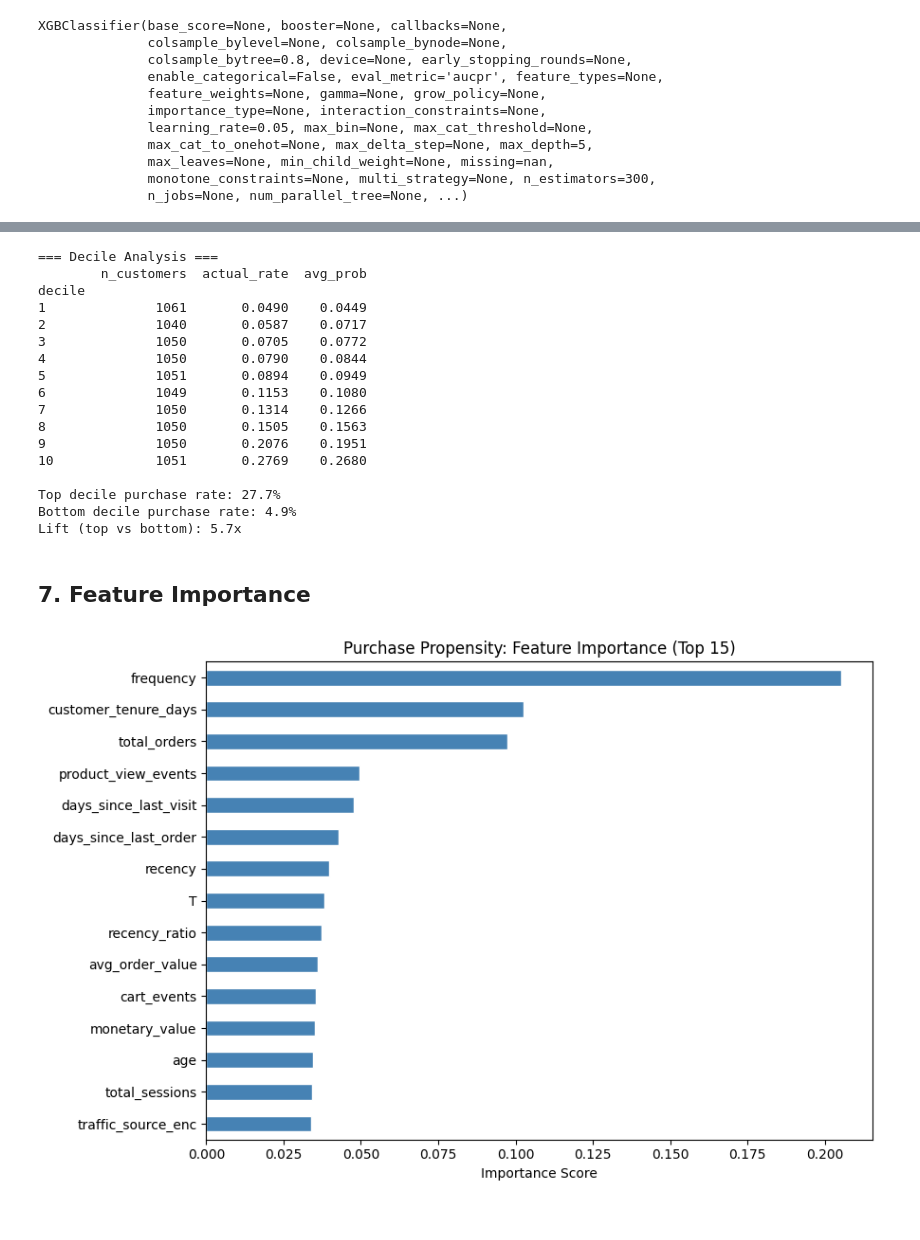
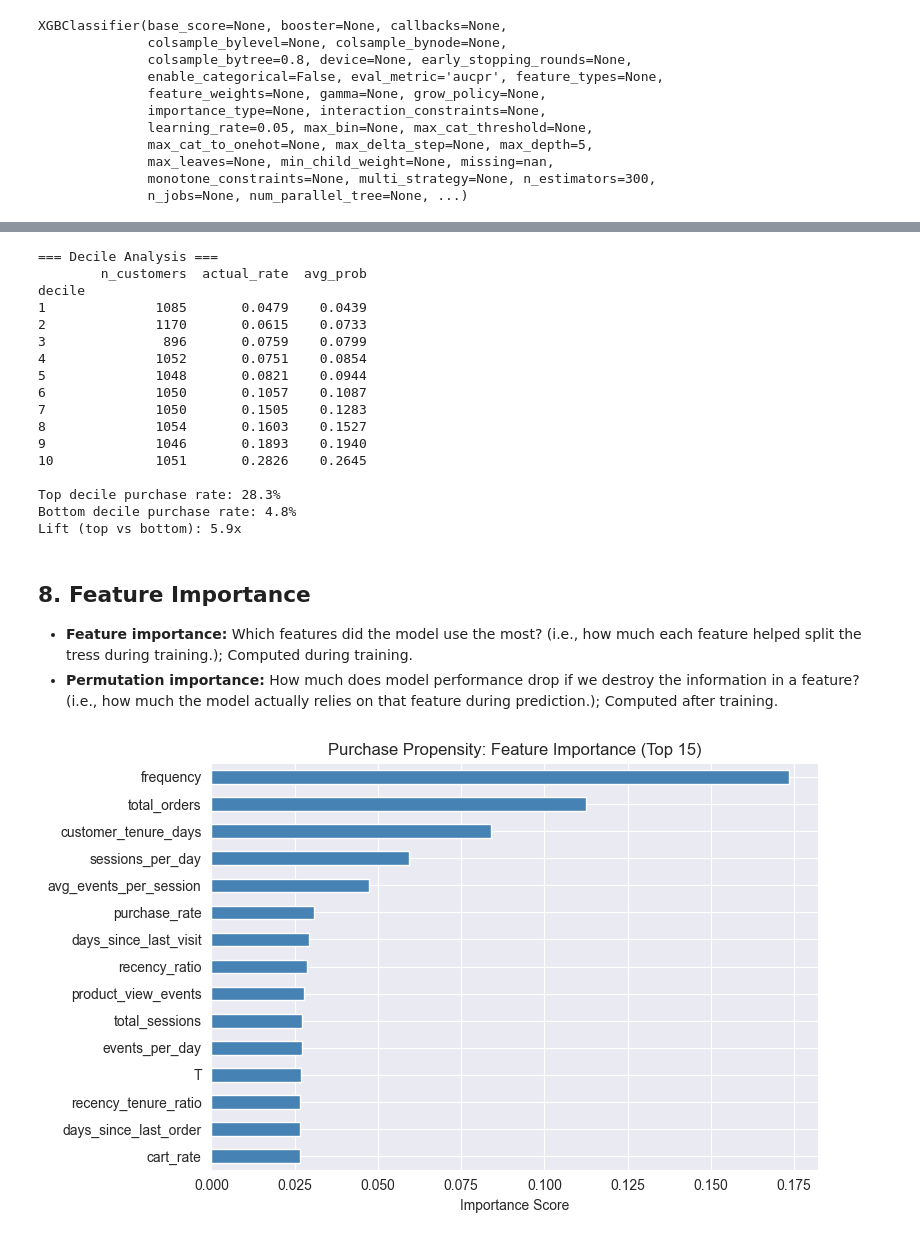
Before and after one commit to dsyhub/customer-lifetime-value-prediction, a Jupyter notebook: notebooks/02_purchase_propensity.ipynb, the cells around one changed output, grey strips where cells are left out. Cells and saved outputs as stored; diff of their text form; code cells hidden in the pictures.

Commit message:
clean up notebooks and consolidate purchase propensity model
Remove duplicate/draft notebooks (v2, v3, copy) and update all core
notebooks (01-05) with refined EDA, model evaluation, and validation.

```diff
--- a/notebooks/02_purchase_propensity.ipynb
+++ b/notebooks/02_purchase_propensity.ipynb
@@ -39,6 +29,9 @@ from sklearn.metrics import (
     precision_recall_curve
 )
 import xgboost as xgb
+
+# Settings
+sns.set_style('darkgrid')
 # %% [markdown]
 ## 1. Load and Prepare Data
 # %%
@@ -60,6 +145,21 @@ Negative class (no holdout purchase):  46,056 (87.7%)
 # %%
-# Derived feature: what fraction of lifetime included repeat activity
+# Derived features
+# what fraction of lifetime included repeat activity
 df['recency_ratio'] = df['recency'] / df['T']
+
+# Purchase intensity
+df["purchase_rate"] = df["frequency"] / df["T"]
+
+# Recency relative to tenure
+df["recency_tenure_ratio"] = df["days_since_last_order"] / df["customer_tenure_days"]
+
+# Engagement intensity
+df["events_per_day"] = df["total_events"] / df["customer_tenure_days"]
+df["sessions_per_day"] = df["total_sessions"] / df["customer_tenure_days"]
+
+# Shopping intent
+df["cart_rate"] = df["cart_events"] / df["total_sessions"]
+df["view_rate"] = df["product_view_events"] / df["total_sessions"]
 
 NUMERIC_FEATURES = [
     # Purchase history (BG/NBD inputs)
@@ -72,8 +172,11 @@ NUMERIC_FEATURES = [
     'total_sessions', 'total_events', 'days_since_last_visit',
     'avg_events_per_session', 'cart_events', 'product_view_events',
     # Derived
-    'recency_ratio',
+    'recency_ratio', 'purchase_rate', 'recency_tenure_ratio',
+    'events_per_day', 'sessions_per_day',
+    'cart_rate', 'view_rate'
 ]
+
 CATEGORICAL_FEATURES = ['gender', 'traffic_source', 'country']
 
 # Encode categorical features
@@ -244,31 +329,34 @@ print(f"Lift (top vs bottom): {decile_stats.iloc[-1]['actual_rate'] / max(decile
 === Decile Analysis ===
         n_customers  actual_rate  avg_prob
 decile
-1              1061       0.0490    0.0449
-2              1040       0.0587    0.0717
-3              1050       0.0705    0.0772
-4              1050       0.0790    0.0844
-5              1051       0.0894    0.0949
-6              1049       0.1153    0.1080
-7              1050       0.1314    0.1266
-8              1050       0.1505    0.1563
-9              1050       0.2076    0.1951
-10             1051       0.2769    0.2680
+1              1085       0.0479    0.0439
+2              1170       0.0615    0.0733
+3               896       0.0759    0.0799
+4              1052       0.0751    0.0854
+5              1048       0.0821    0.0944
+6              1050       0.1057    0.1087
+7              1050       0.1505    0.1283
+8              1054       0.1603    0.1527
+9              1046       0.1893    0.1940
+10             1051       0.2826    0.2645
 
-Top decile purchase rate: 27.7%
-Bottom decile purchase rate: 4.9%
-Lift (top vs bottom): 5.7x
+Top decile purchase rate: 28.3%
+Bottom decile purchase rate: 4.8%
+Lift (top vs bottom): 5.9x
-# %% [markdown]
-## 7. Feature Importance
+# %% [markdown]
+## 8. Feature Importance
+
+- **Feature importance:** Which features did the model use the most? (i.e., how much each feature helped split the tress during training.); Computed during training.
+- **Permutation importance:** How much does model performance drop if we destroy the information in a feature? (i.e., how much the model actually relies on that feature during prediction.); Computed after training.
 # %%
 importance = pd.Series(clf.feature_importances_, index=FEATURE_COLS)
 top_features = importance.nlargest(15).sort_values()
 
-fig, ax = plt.subplots(figsize=(9, 6))
+fig, ax = plt.subplots(figsize=(8, 5))
 top_features.plot(kind='barh', ax=ax, color='steelblue', edgecolor='white')
 ax.set_title('Purchase Propensity: Feature Importance (Top 15)')
 ax.set_xlabel('Importance Score')
 plt.tight_layout()
 plt.show()
 # %% [output]
-[figure, old version]
+[figure, new version]
```
Also changed, not shown: parts of 27 cells of this notebook, 7 other files.
